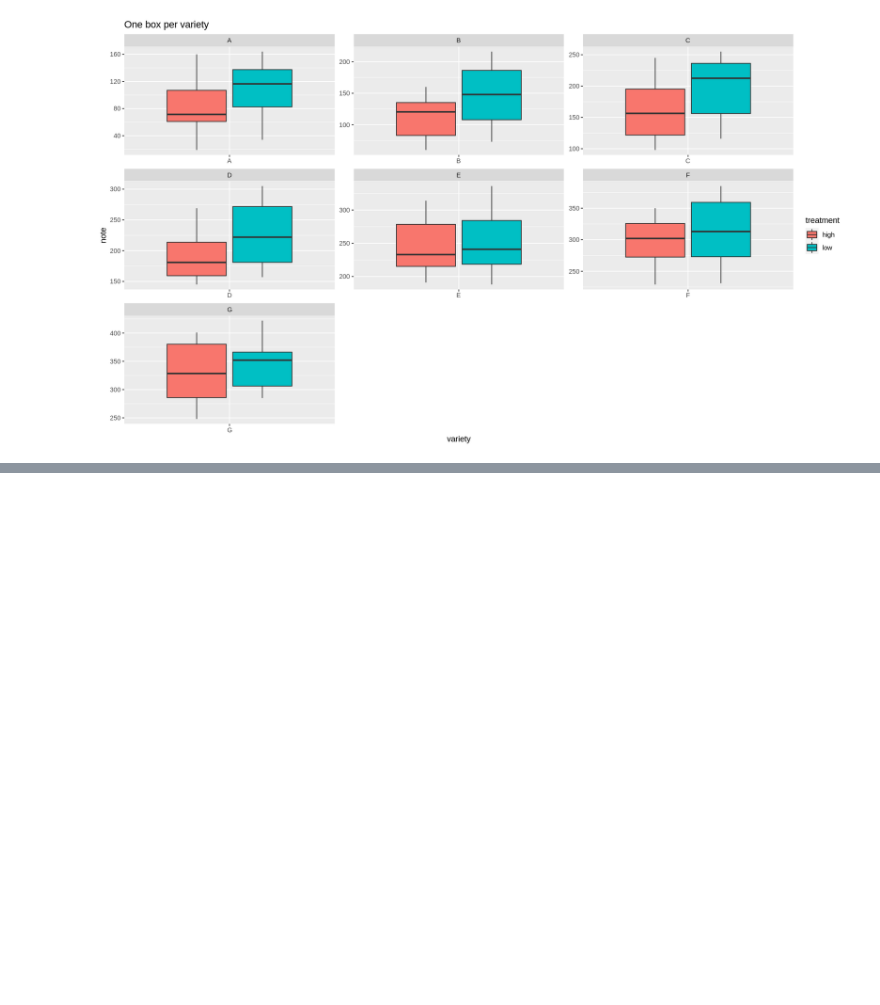
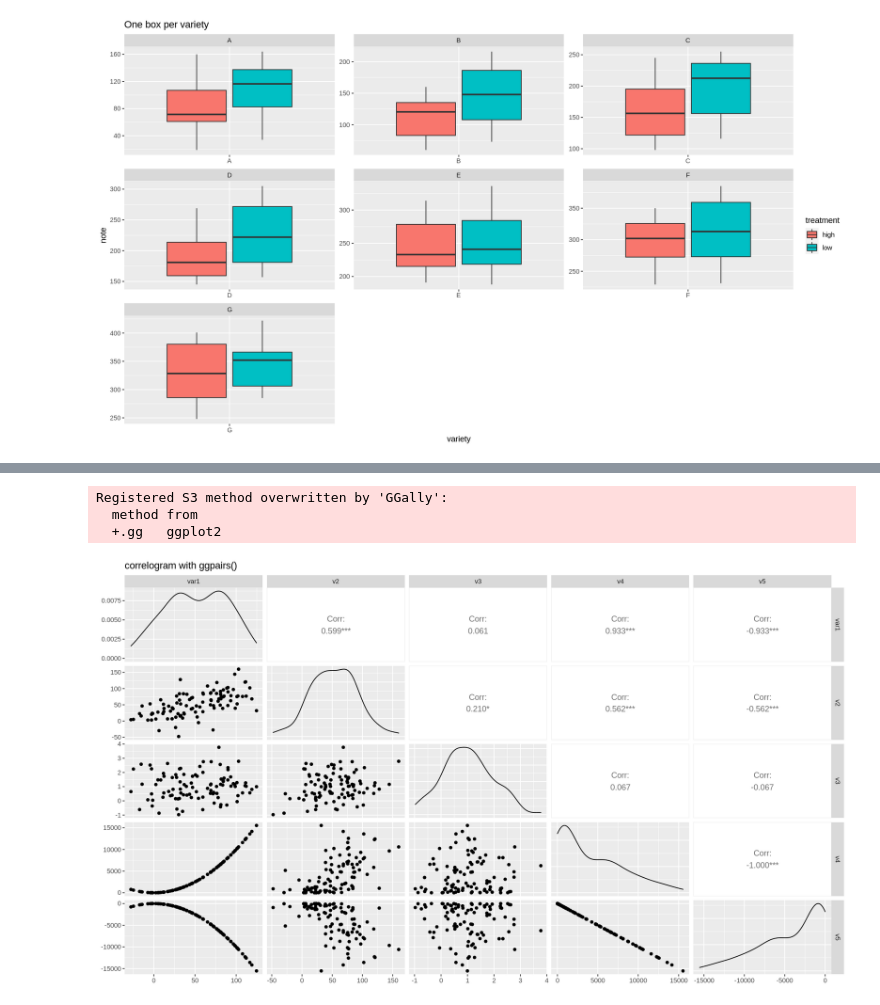
Before and after one commit to sarker2018/Data-Visualisation-with-Python-and-R, a Jupyter notebook: R_Visualisation.ipynb, the cells around one changed output, grey strips where cells are left out. Cells and saved outputs as stored; diff of their text form; code cells hidden in the pictures; blank space fills up the shorter version.

```diff
--- a/R_Visualisation.ipynb
+++ b/R_Visualisation.ipynb
@@ -272,0 +323,17 @@ A data.frame: 100 × 3
+# %%
+# Quick display of two cabapilities of GGally, to assess the distribution and correlation of variables
+library(GGally)
+
+
+# Create data
+data <- data.frame( var1 = 1:100 + rnorm(100,sd=20), v2 = 1:100 + rnorm(100,sd=27), v3 = rep(1, 100) + rnorm(100, sd = 1))
+data$v4 = data$var1 ** 2
+data$v5 = -(data$var1 ** 2)
+
+# Check correlations (as scatterplots), distribution and print corrleation coefficient
+ggpairs(data, title="correlogram with ggpairs")
+# %% [output]
+Registered S3 method overwritten by 'GGally':
+  method from
+  +.gg   ggplot2
+[figure, added]
```
Also changed, not shown: parts of 7 cells of this notebook.
